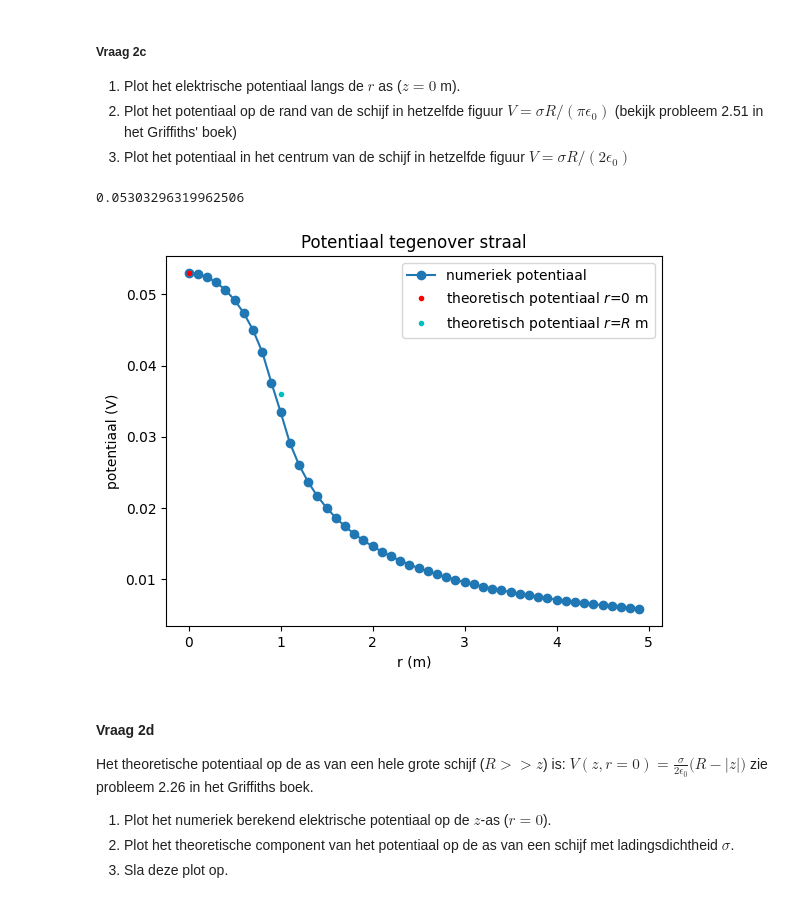
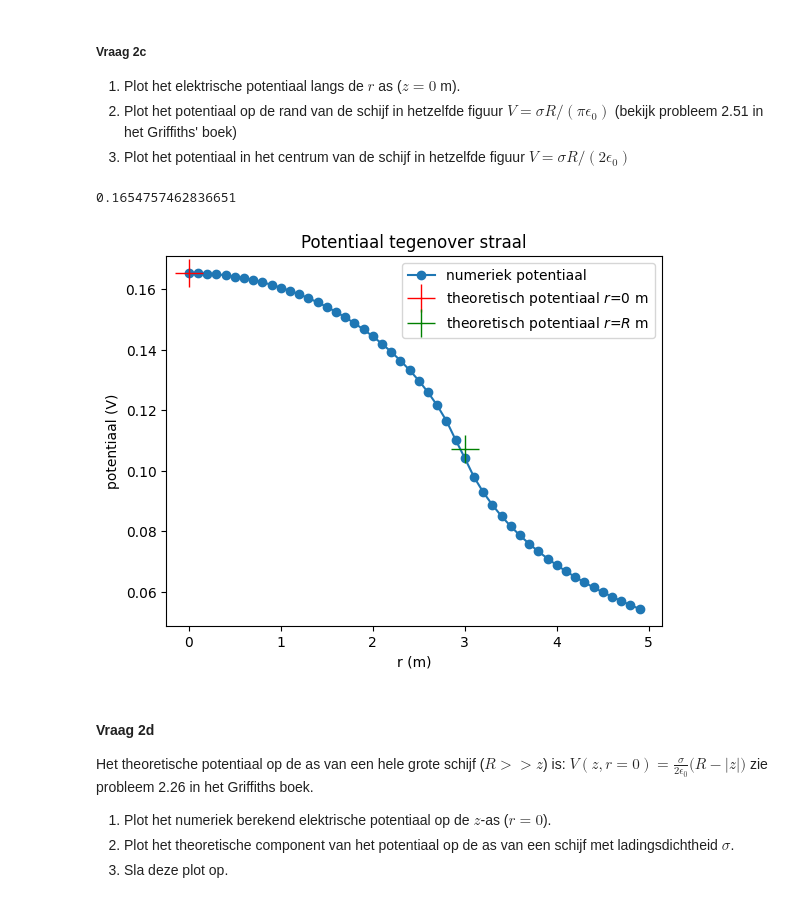
Before and after one commit to T-L-cc/opdrachten-DEF-D, a Jupyter notebook: DigitaleOntwerpopdrachten/1CondensatorOpdracht/CondensatorOntwerpopdracht.ipynb, the cells around one changed output. Drawn from its saved outputs; the diff is of its cells as text; code cells hidden in the pictures.

```diff
--- a/DigitaleOntwerpopdrachten/1CondensatorOpdracht/CondensatorOntwerpopdracht.ipynb
+++ b/DigitaleOntwerpopdrachten/1CondensatorOpdracht/CondensatorOntwerpopdracht.ipynb
@@ -149,7 +149,7 @@ De exponent die gevonden is door de curvefit is -1.9110653435036604 dit komt in
 In de code hieronder wordt een geladen schijf gemaakt via het superpositie principe. Dit wordt gedaan door een rooster van punten in de ruimte te creëren, alle punten die voldoen aan $z = 0$ m en $r < R$ krijgen een lading charge_one_point en vanuit hier wordt het potentiaal bepaald. Hier is de $z$-as de as van de schijf en de r as de afstand tot de $z$-as.
 # %%
 # In vraag 2.1 wordt naar deze cel verwezen.
-disk_radius = 1 # (m)
+disk_radius =  3# (m)
 grid_step = 0.1  # (m)
 z_coord_DISK = 0  # (m) positie van de schijf op de z-as
 inter_charge_distance = grid_step  # (m) afstand tussen punt ladingen
@@ -213,23 +213,23 @@ De ladingsdichtheid op de disc is 1.0026761414789406e-12 C/m^2
 # %%
 # Vul deze code aan zodat deze vraag 2.3 beantwoord.
 idx_z_zero = find_idx_nearest(z,0)
 
 V_0 =  V[idx_z_zero,0]# potentiaal op r = 0
 
 V_R =  ladingsdichtheid*disk_radius/(np.pi*epsilon0)# potentiaal op de straal van de schijf
 
 plt.title(f"Potentiaal tegenover straal")
 plt.plot(r, V[idx_z_zero,:], "o-", label="numeriek potentiaal")
-plt.plot(0, V_0, "r.", label="theoretisch potentiaal $r$=0 m")
-plt.plot(disk_radius, V_R, "c.", label="theoretisch potentiaal $r$=$R$ m")
+plt.plot(0, V_0, "r+", markersize=20, label="theoretisch potentiaal $r$=0 m")
+plt.plot(disk_radius, V_R, "g+",markersize=20, label="theoretisch potentiaal $r$=$R$ m")
 plt.legend()
 plt.xlabel("r (m)")
 plt.ylabel("potentiaal (V)")
 
 print(V_0)
 # %% [output]
-0.05303296319962506
+0.1654757462836651
-[figure, old version]
+[figure, new version]
 # %% [markdown]
 #### Vraag 2d
 
```
Also changed, not shown: parts of 19 cells of this notebook.
